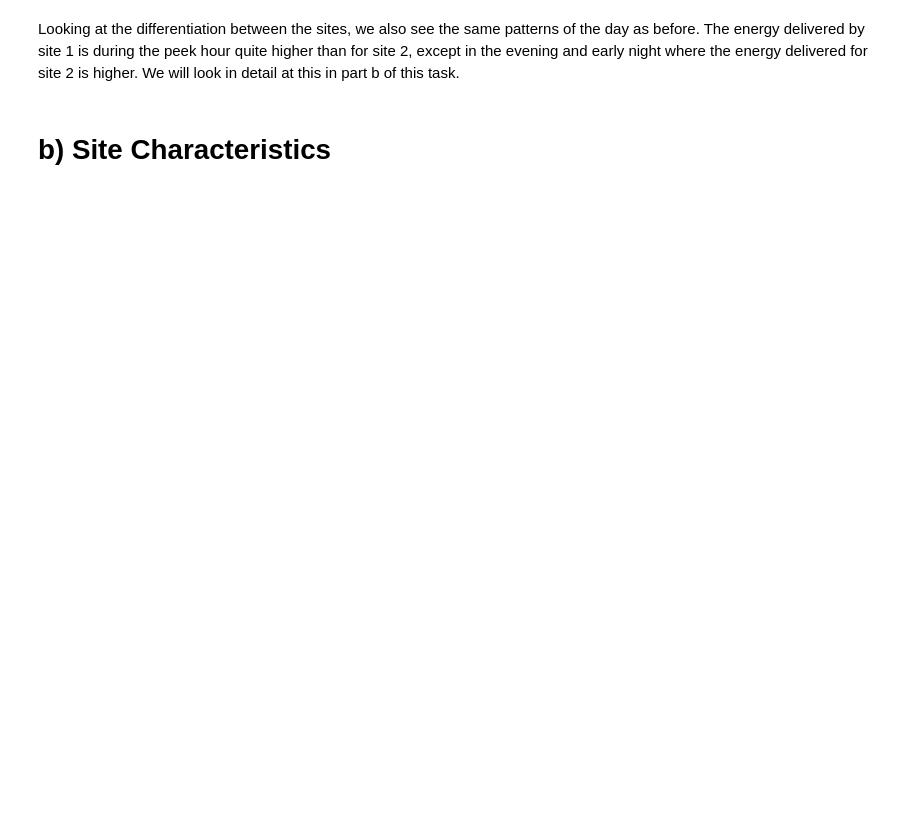
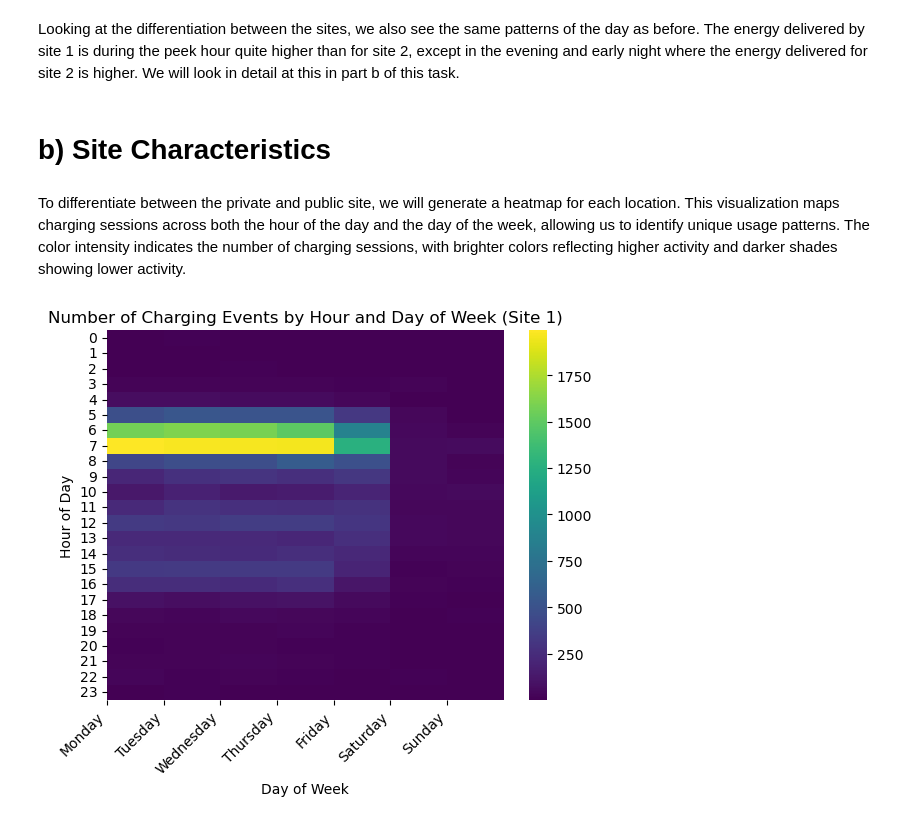
Before and after one commit to lbaudenb/AA_Team_6, a Jupyter notebook: notebooks/02_descriptives.ipynb, the cells around one changed output. Drawn from its saved outputs; the diff is of its cells as text; code cells hidden in the pictures; blank space fills up the shorter version.

```diff
--- a/notebooks/02_descriptives.ipynb
+++ b/notebooks/02_descriptives.ipynb
@@ -484,3 +615,5 @@ ax.grid(True, linestyle='--', alpha=0.4)
 Looking at the differentiation between the sites, we also see the same patterns of the day as before. The energy delivered by site 1 is during the peek hour quite higher than for site 2, except in the evening and early night where the energy delivered for site 2 is higher. We will look in detail at this in part b of this task.
 # %% [markdown]
 # b) Site Characteristics
+# %% [markdown]
+To differentiate between the private and public site, we will generate a heatmap for each location. This visualization maps charging sessions across both the hour of the day and the day of the week, allowing us to identify unique usage patterns. The color intensity indicates the number of charging sessions, with brighter colors reflecting higher activity and darker shades showing lower activity.
@@ -486,0 +622,15 @@ Looking at the differentiation between the sites, we also see the same patterns
+# %%
+# heatmap of charging events only for site=1
+day_names = {0: 'Monday', 1: 'Tuesday', 2: 'Wednesday', 3: 'Thursday', 4: 'Friday', 5: 'Saturday', 6: 'Sunday'}
+
+heatmap_data = df[df['siteID'].astype(str) == '1'].groupby(['hour', 'dayofweek']).size().unstack()
+
+filled_data_row = heatmap_data.apply(lambda row: row.fillna(row.mean()), axis=1)
+sns.heatmap(filled_data_row, cmap='viridis')
+plt.title('Number of Charging Events by Hour and Day of Week (Site 1)')
+plt.xlabel('Day of Week')
+plt.ylabel('Hour of Day')
+plt.xticks(range(0, 7), day_names.values(), rotation=45, ha='right')
+plt.show()
+# %% [output]
+[figure, added]
```
Also changed, not shown: parts of 16 cells of this notebook.
